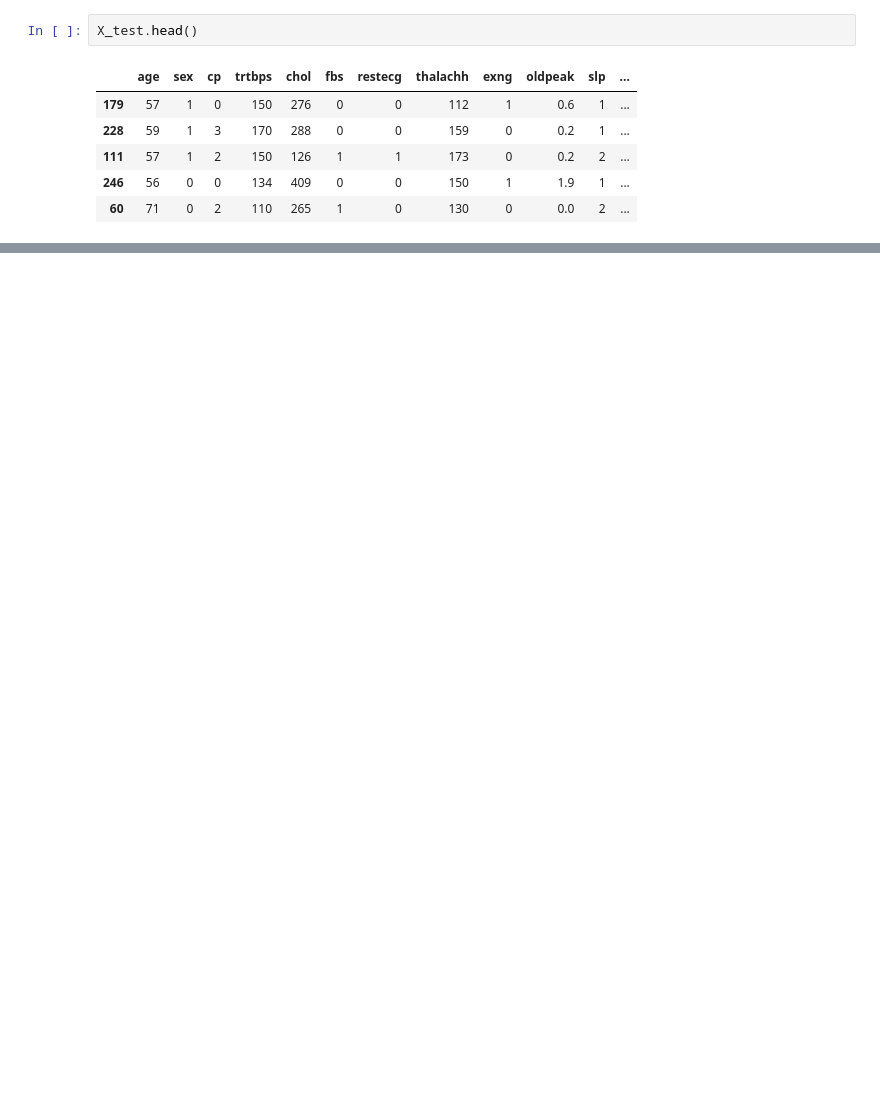
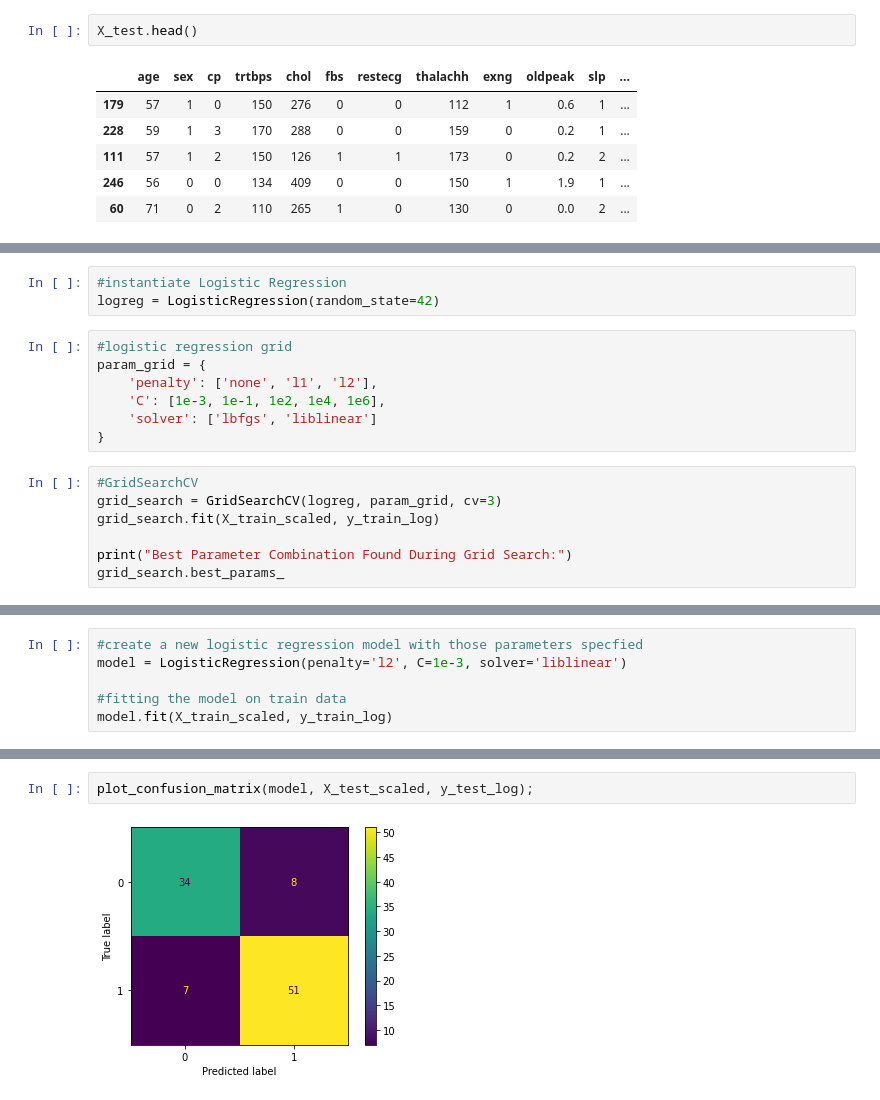
Before and after one commit to tvrjuana/heart-disease, a Jupyter notebook: heart_disease_modeling.ipynb, the cells around one changed output, grey strips where cells are left out. Drawn from its saved outputs; the diff is of its cells as text; blank space fills up the shorter version.

Commit message:
logistic regression model

```diff
--- a/heart_disease_modeling.ipynb
+++ b/heart_disease_modeling.ipynb
@@ -509,0 +522,17 @@ However based on
+# %%
+#instantiate Logistic Regression
+logreg = LogisticRegression(random_state=42)
+# %%
+#logistic regression grid
+param_grid = {
+    'penalty': ['none', 'l1', 'l2'],
+    'C': [1e-3, 1e-1, 1e2, 1e4, 1e6],
+    'solver': ['lbfgs', 'liblinear']
+}
+# %%
+#GridSearchCV
+grid_search = GridSearchCV(logreg, param_grid, cv=3)
+grid_search.fit(X_train_scaled, y_train_log)
+
+print("Best Parameter Combination Found During Grid Search:")
+grid_search.best_params_
@@ -509,0 +564,6 @@ However based on
+# %%
+#create a new logistic regression model with those parameters specfied
+model = LogisticRegression(penalty='l2', C=1e-3, solver='liblinear')
+
+#fitting the model on train data
+model.fit(X_train_scaled, y_train_log)
@@ -509,0 +581,4 @@ However based on
+# %%
+plot_confusion_matrix(model, X_test_scaled, y_test_log);
+# %% [output]
+[figure, added]
```
Also changed, not shown: parts of 30 cells of this notebook.
